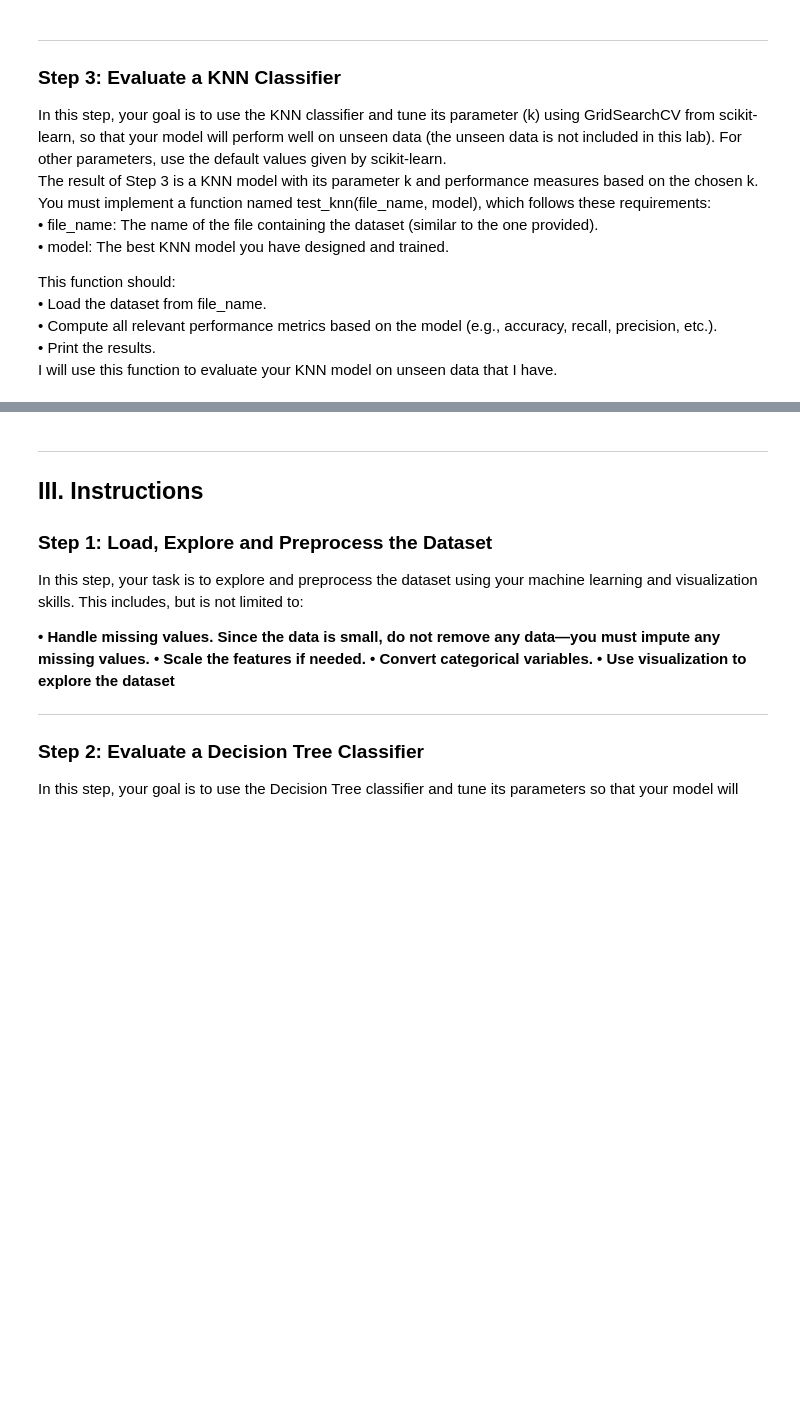
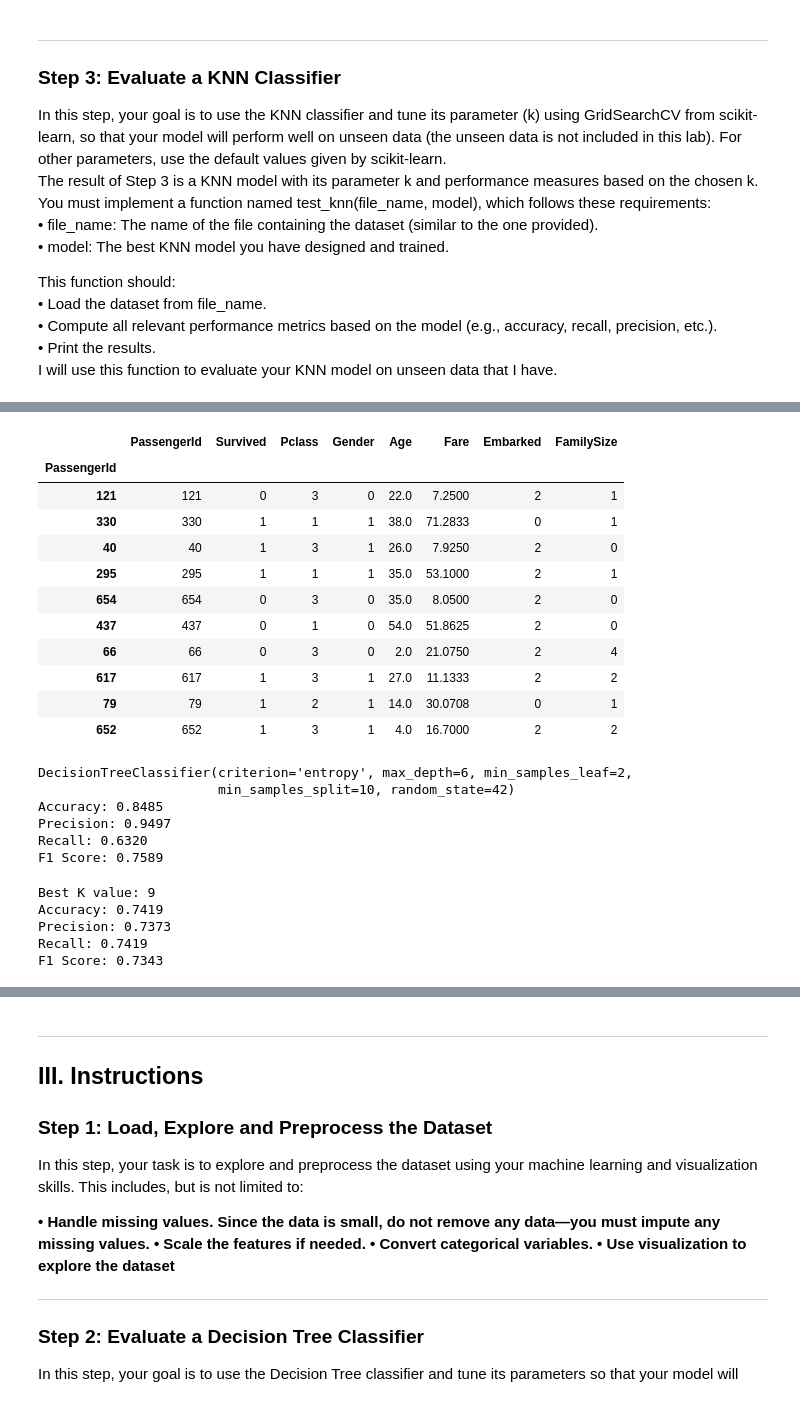
Before and after one commit to NolanMM/PROG74000-25W-Sec1-Applications-of-Artificial-Intelligence-and-Machine-Learning, a Jupyter notebook: Assignment_3/Assignment_3.ipynb, the cells around one changed output, grey strips where cells are left out. Drawn from its saved outputs; the diff is of its cells as text; code cells hidden in the pictures; blank space fills up the shorter version.

```diff
--- a/Assignment_3/Assignment_3.ipynb
+++ b/Assignment_3/Assignment_3.ipynb
@@ -638,0 +648,75 @@ For example, when doing 'df[col].method(value, inplace=True)', try using 'df.met
+# %%
+# we use the df_filled dataframe before it was scaled numerically. However, we still must convert categorical variables
+df_filled_converted = step_1.convert_categorical_variables(df_filled)
+df_filled_converted.head(10)
+# %% [output]
+|  | PassengerId | Survived | Pclass | Gender | Age | Fare | Embarked | FamilySize |
+| PassengerId |  |  |  |  |  |  |  |  |
+| 121 | 121 | 0 | 3 | 0 | 22.0 | 7.2500 | 2 | 1 |
+| 330 | 330 | 1 | 1 | 1 | 38.0 | 71.2833 | 0 | 1 |
+| 40 | 40 | 1 | 3 | 1 | 26.0 | 7.9250 | 2 | 0 |
+| 295 | 295 | 1 | 1 | 1 | 35.0 | 53.1000 | 2 | 1 |
+| 654 | 654 | 0 | 3 | 0 | 35.0 | 8.0500 | 2 | 0 |
+| 437 | 437 | 0 | 1 | 0 | 54.0 | 51.8625 | 2 | 0 |
+| 66 | 66 | 0 | 3 | 0 | 2.0 | 21.0750 | 2 | 4 |
+| 617 | 617 | 1 | 3 | 1 | 27.0 | 11.1333 | 2 | 2 |
+| 79 | 79 | 1 | 2 | 1 | 14.0 | 30.0708 | 0 | 1 |
+| 652 | 652 | 1 | 3 | 1 | 4.0 | 16.7000 | 2 | 2 |
+# %%
+# Train and evaluate the decision tree - following the same approach as in step 2
+decision_tree_classifier_unscaled = step_2_decision_tree_classifier(df_filled_converted)
+best_model_unscaled = decision_tree_classifier_unscaled.train_model(param_grid=custom_param_grid)
+print(best_model_unscaled)
+
+# Define test features and target variable
+X_test = df_filled_converted.drop(['Survived','PassengerId'], axis=1)
+y_test = df_filled_converted["Survived"]
+
+# Make predictions
+y_pred = best_model_unscaled.predict(X_test)
+
+# Calculate performance metrics
+accuracy = accuracy_score(y_test, y_pred)
+precision = precision_score(y_test, y_pred)
+recall = recall_score(y_test, y_pred)
+f1 = f1_score(y_test, y_pred)
+
+print(f"Accuracy: {accuracy:.4f}")
+print(f"Precision: {precision:.4f}")
+print(f"Recall: {recall:.4f}")
+print(f"F1 Score: {f1:.4f}")
+# %% [output]
+DecisionTreeClassifier(criterion='entropy', max_depth=6, min_samples_leaf=2,
+                       min_samples_split=10, random_state=42)
+Accuracy: 0.8485
+Precision: 0.9497
+Recall: 0.6320
+F1 Score: 0.7589
+# %%
+# Train the KNN model - following the same approach as in step 3
+knn_classifier_unscaled = step_3_knn_classifier(df_filled_converted)
+knn_model = knn_classifier_unscaled.get_best_knn_model()
+
+X_test = df_filled_converted.drop(['Survived','PassengerId'], axis=1)
+y_test = df_filled_converted["Survived"]
+
+y_pred = knn_model.predict(X_test)
+
+# Evaluate the KNN model
+# Calculate performance metrics
+accuracy = accuracy_score(y_test, y_pred)
+precision = precision_score(y_test, y_pred, average='weighted')
+recall = recall_score(y_test, y_pred, average='weighted')
+f1 = f1_score(y_test, y_pred, average='weighted')
+
+# Display Results
+print(f'Accuracy: {accuracy:.4f}')
+print(f'Precision: {precision:.4f}')
+print(f'Recall: {recall:.4f}')
+print(f'F1 Score: {f1:.4f}')
+# %% [output]
+Best K value: 9
+Accuracy: 0.7419
+Precision: 0.7373
+Recall: 0.7419
+F1 Score: 0.7343
```
Also changed, not shown: parts of 6 cells of this notebook.
